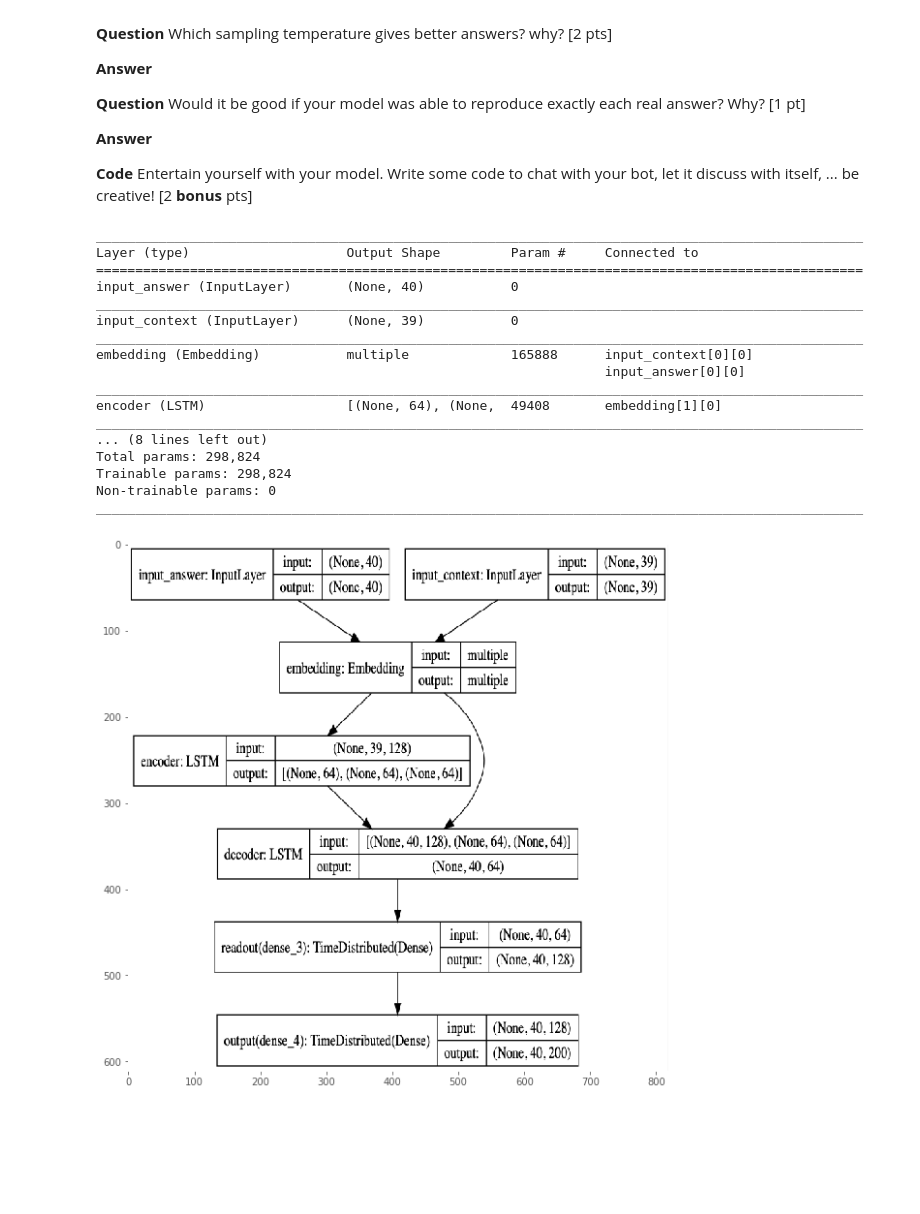
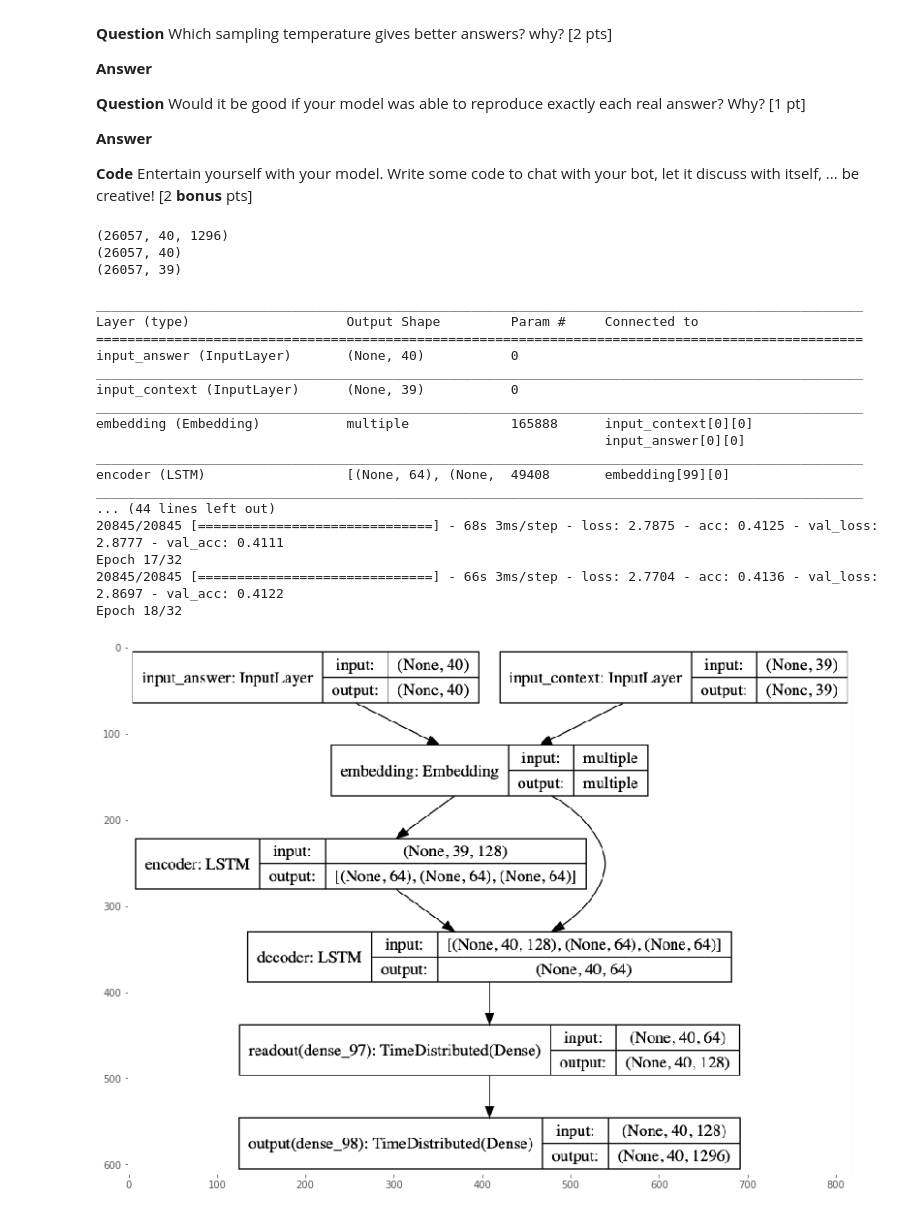
Before and after one commit to FredrikBixo/ChatBot, a Jupyter notebook: miniproject2_ChatBot.ipynb, the cells around one changed output. Cells and saved outputs as stored; diff of their text form; code cells hidden in the pictures; blank space fills up the shorter version.

Commit message:
Improved chatbot

```diff
--- a/miniproject2_ChatBot.ipynb
+++ b/miniproject2_ChatBot.ipynb
@@ -1452,8 +1467,45 @@ We provide you with a possible model, you are welcome to change it. This model u
+# %%
+ipairs = []
+answers = []
+questions = []
+
+for question, answer in pairs:
+    iquestion = tokenize(question.split(separator), artificial=False)[:-1]
+    ianswer = tokenize(answer.split(separator), artificial=True)
+    questions.append(iquestion)
+    answers.append(ianswer)
+    ipairs += [(iquestion, ianswer)]
+# %%
+questions = pad_sequences(questions,
+                       maxlen=maxlen-2,
+                       dtype='int32',
+                       padding='post',
+                       truncating='post',
+                       value=0)
+
+answers = pad_sequences(answers,
+                       maxlen=maxlen,
+                       dtype='int32',
+                       padding='post',
+                       truncating='post',
+                       value=0)
+# %%
+out_y = to_categorical(answers[:,1:])
+input_x = answers[:,:-1]
+# %%
+print(out_y.shape)
+print(input_x.shape)
+print(questions.shape)
+# %% [output]
+(26057, 40, 1296)
+(26057, 40)
+(26057, 39)
 # %%
 context = Input(shape=(maxlen-2,), name="input_context")
 shared_embedding = E['GRU']
 context_embedding = shared_embedding(context)
 
+# Get output y, output h and the old memory c from the LSTM memory unit.
 encoder_y, encoder_h, encoder_c = LSTM(hidden_size,
             return_sequences=False,
             return_state=True,
@@ -1463,6 +1515,7 @@ encoder_y, encoder_h, encoder_c = LSTM(hidden_size,
             go_backwards=True,
             name="encoder")(context_embedding)
 
+# Train the model with the context (Vector encoded form of the question) as the initial_state.
 answer = Input(shape=(maxlen-1,), name="input_answer")
 answer_embedding = shared_embedding(answer)
 
@@ -1473,6 +1526,7 @@ decoder = LSTM(hidden_size,
             dropout=dropout,
             recurrent_dropout=recurrent_dropout,
             name="decoder")(answer_embedding, initial_state=[encoder_h, encoder_c])
+
 # decoder2 = LSTM(hidden_size,
 #             return_sequences=True,
 #             stateful=False,
@@ -1489,6 +1543,12 @@ Chatbot.compile(
     optimizer=Adam(),
     metrics=['acc'])
 Chatbot.summary()
+
+
+
+Chatbot.fit([questions,input_x], out_y, epochs=epochs,
+                                validation_split=validation_split,
+                                batch_size=batch_size)
 # %% [output]
 __________________________________________________________________________________________________
 Layer (type)                    Output Shape         Param #     Connected to
@@ -1500,23 +1560,25 @@ ________________________________________________________________________________
 embedding (Embedding)           multiple             165888      input_context[0][0]
                                                                  input_answer[0][0]
 __________________________________________________________________________________________________
-encoder (LSTM)                  [(None, 64), (None,  49408       embedding[1][0]
+encoder (LSTM)                  [(None, 64), (None,  49408       embedding[99][0]
 __________________________________________________________________________________________________
-... (8 lines left out)
-Total params: 298,824
-Trainable params: 298,824
-Non-trainable params: 0
-__________________________________________________________________________________________________
+... (44 lines left out)
+20845/20845 [==============================] - 68s 3ms/step - loss: 2.7875 - acc: 0.4125 - val_loss: 2.8777 - val_acc: 0.4111
+Epoch 17/32
+20845/20845 [==============================] - 66s 3ms/step - loss: 2.7704 - acc: 0.4136 - val_loss: 2.8697 - val_acc: 0.4122
+Epoch 18/32
 # %%
+# Plot the model
+
 import matplotlib.pyplot as plt
 import matplotlib.image as mpimg
 
 plot_model(Chatbot, to_file='Chatbot_model.png', show_shapes=True)
 
 img = mpimg.imread('Chatbot_model.png')
-fig, ax = plt.subplots(figsize=(10, 10))
-ax.imshow(img, interpolation='nearest')
+fig, ax = plt.subplots(figsize=(13.4, 10))
+ax.imshow(img)
 ax.set_aspect('auto')
 plt.show()
 # %% [output]
-[figure, old version]
+[figure, new version]
```
Also changed, not shown: parts of 9 cells of this notebook.
